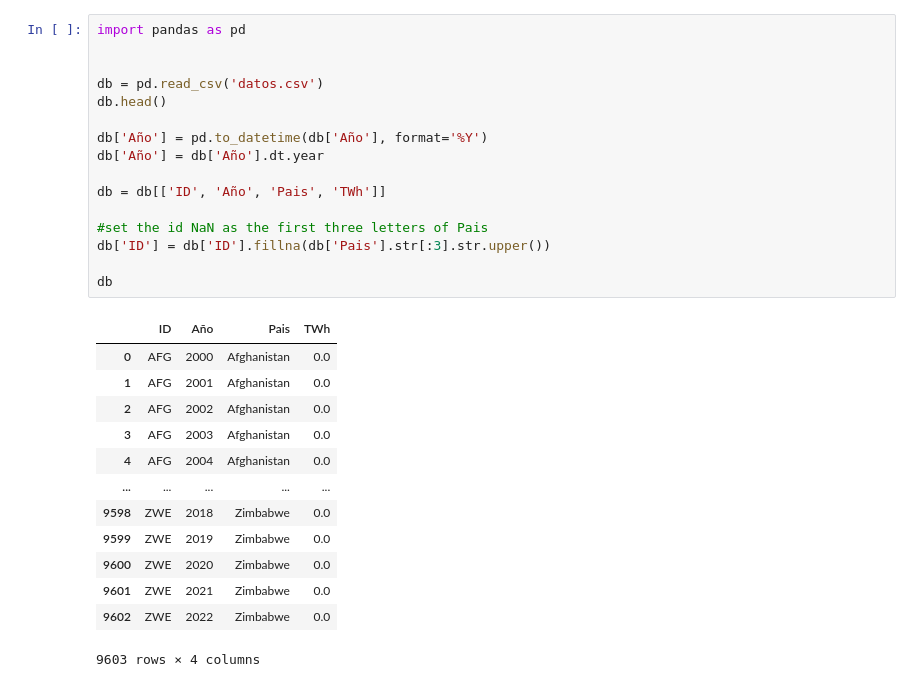
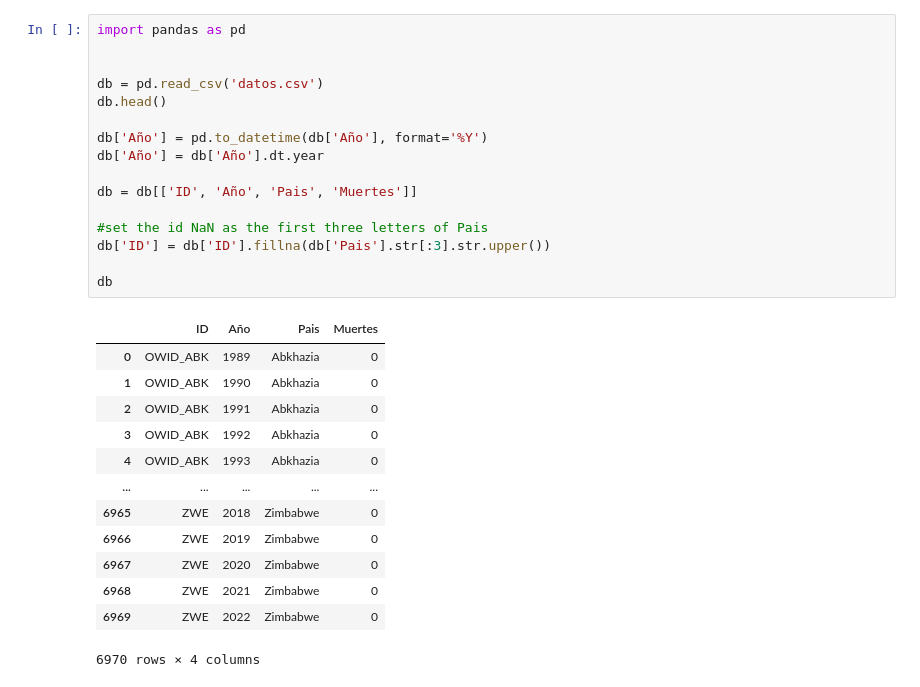
Before and after one commit to sebacruz1/IA_LAB1, a Jupyter notebook: LAb.ipynb, the cells around one changed output. Cells and saved outputs as stored; diff of their text form.

```diff
--- a/LAb.ipynb
+++ b/LAb.ipynb
@@ -1,33 +1,33 @@
 # %%
 import pandas as pd
 
 
 db = pd.read_csv('datos.csv')
 db.head()
 
 db['Año'] = pd.to_datetime(db['Año'], format='%Y')
 db['Año'] = db['Año'].dt.year
 
-db = db[['ID', 'Año', 'Pais', 'TWh']]
+db = db[['ID', 'Año', 'Pais', 'Muertes']]
 
 #set the id NaN as the first three letters of Pais
 db['ID'] = db['ID'].fillna(db['Pais'].str[:3].str.upper())
 
 db
 # %% [output]
-|  | ID | Año | Pais | TWh |
-| 0 | AFG | 2000 | Afghanistan | 0.0 |
-| 1 | AFG | 2001 | Afghanistan | 0.0 |
-| 2 | AFG | 2002 | Afghanistan | 0.0 |
-| 3 | AFG | 2003 | Afghanistan | 0.0 |
-| 4 | AFG | 2004 | Afghanistan | 0.0 |
+|  | ID | Año | Pais | Muertes |
+| 0 | OWID_ABK | 1989 | Abkhazia | 0 |
+| 1 | OWID_ABK | 1990 | Abkhazia | 0 |
+| 2 | OWID_ABK | 1991 | Abkhazia | 0 |
+| 3 | OWID_ABK | 1992 | Abkhazia | 0 |
+| 4 | OWID_ABK | 1993 | Abkhazia | 0 |
 | ... | ... | ... | ... | ... |
-| 9598 | ZWE | 2018 | Zimbabwe | 0.0 |
-| 9599 | ZWE | 2019 | Zimbabwe | 0.0 |
-| 9600 | ZWE | 2020 | Zimbabwe | 0.0 |
-| 9601 | ZWE | 2021 | Zimbabwe | 0.0 |
-| 9602 | ZWE | 2022 | Zimbabwe | 0.0 |
+| 6965 | ZWE | 2018 | Zimbabwe | 0 |
+| 6966 | ZWE | 2019 | Zimbabwe | 0 |
+| 6967 | ZWE | 2020 | Zimbabwe | 0 |
+| 6968 | ZWE | 2021 | Zimbabwe | 0 |
+| 6969 | ZWE | 2022 | Zimbabwe | 0 |
-9603 rows × 4 columns
+6970 rows × 4 columns
 # %%
 #implement linear regression
 from sklearn.model_selection import train_test_split
```
Also changed, not shown: parts of 1 cell of this notebook, 1 other file.
